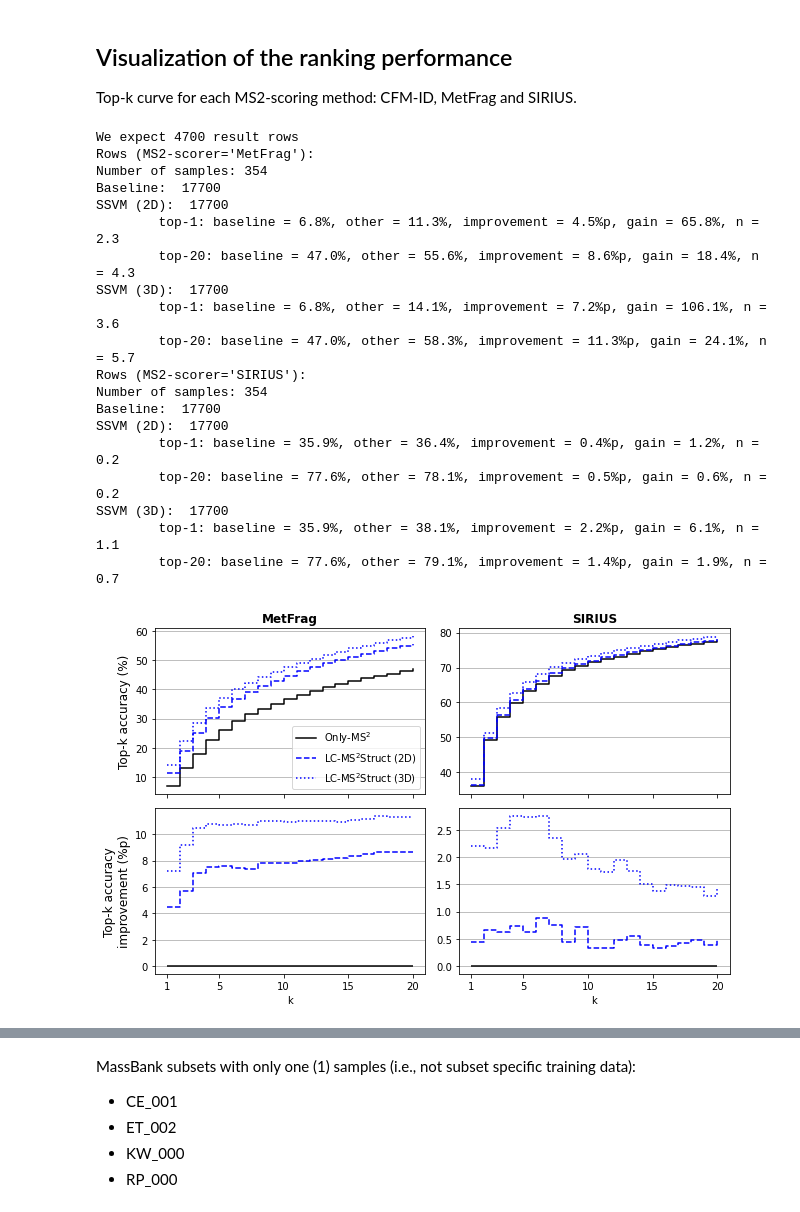
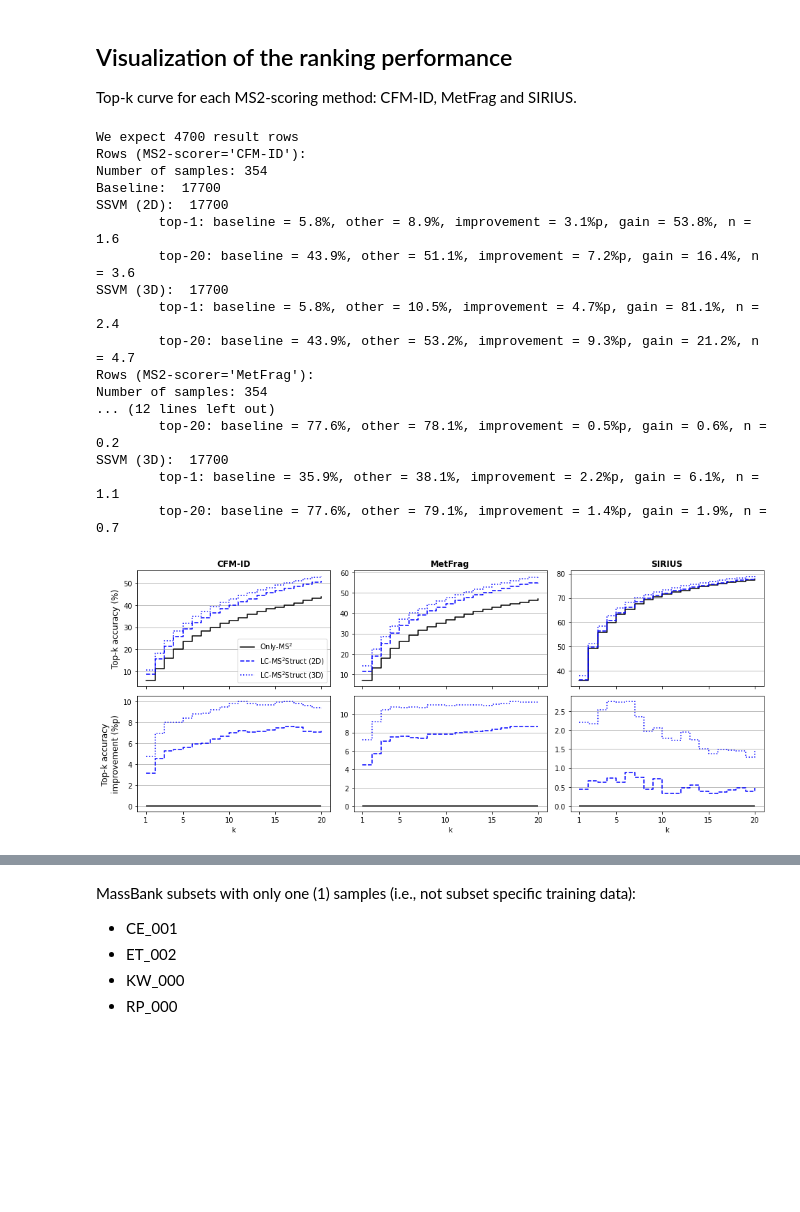
Before and after one commit to aalto-ics-kepaco/lcms2struct_exp, a Jupyter notebook: results_processed/publication/massbank/ssvm_lib=v2__exp_ver=4/NEW__exp_04__using_3D_features_for_inchikey1_aggregation.ipynb, the cells around one changed output, grey strips where cells are left out. Cells and saved outputs as stored; diff of their text form; code cells hidden in the pictures; blank space fills up the shorter version.

Commit message:
[new figures] Re-did figures 2 and 3 plus some extended data figure using 3D fingerprints also for candidate aggregation on inchikey-1

```diff
--- a/results_processed/publication/massbank/ssvm_lib=v2__exp_ver=4/NEW__exp_04__using_3D_features_for_inchikey1_aggregation.ipynb
+++ b/results_processed/publication/massbank/ssvm_lib=v2__exp_ver=4/NEW__exp_04__using_3D_features_for_inchikey1_aggregation.ipynb
@@ -292,71 +292,48 @@ tab.pivot(columns=["k", "scoring_method"], index=["dataset", "n_samples"], value
 
 Top-k curve for each MS2-scoring method: CFM-ID, MetFrag and SIRIUS.
 # %%
-# __tmp__03__a = plot__03__a(
-#     res__baseline=[
-#         res__ssvm__cfmid4__2D[(res__ssvm__cfmid4__2D["scoring_method"] == "Only MS") & (res__ssvm__cfmid4__2D["n_models"] == 8)].assign(scoring_method="Only-MS$^2$", ms2scorer="CFM-ID"),
-#         res__ssvm__metfrag__2D[(res__ssvm__metfrag__2D["scoring_method"] == "Only MS") & (res__ssvm__metfrag__2D["n_models"] == 8)].assign(scoring_method="Only-MS$^2$", ms2scorer="MetFrag"),
-#         res__ssvm__sirius__2D[(res__ssvm__sirius__2D["scoring_method"] == "Only MS") & (res__ssvm__sirius__2D["n_models"] == 8)].assign(scoring_method="Only-MS$^2$", ms2scorer="SIRIUS")
-#     ],
-#     res__ssvm__2D=[
-#         res__ssvm__cfmid4__2D[(res__ssvm__cfmid4__2D["scoring_method"] == "MS + RT") & (res__ssvm__cfmid4__2D["n_models"] == 8)].assign(scoring_method="LC-MS$^2$Struct (2D)", ms2scorer="CFM-ID"),
-#         res__ssvm__metfrag__2D[(res__ssvm__metfrag__2D["scoring_method"] == "MS + RT") & (res__ssvm__metfrag__2D["n_models"] == 8)].assign(scoring_method="LC-MS$^2$Struct (2D)", ms2scorer="MetFrag"),
-#         res__ssvm__sirius__2D[(res__ssvm__sirius__2D["scoring_method"] == "MS + RT") & (res__ssvm__sirius__2D["n_models"] == 8)].assign(scoring_method="LC-MS$^2$Struct (2D)", ms2scorer="SIRIUS")
-#     ],
-#     res__ssvm__3D=[
-#         res__ssvm__cfmid4__3D[(res__ssvm__cfmid4__3D["scoring_method"] == "MS + RT") & (res__ssvm__cfmid4__3D["n_models"] == 8)].assign(scoring_method="LC-MS$^2$Struct (3D)", ms2scorer="CFM-ID"),
-#         res__ssvm__metfrag__3D[(res__ssvm__metfrag__3D["scoring_method"] == "MS + RT") & (res__ssvm__metfrag__3D["n_models"] == 8)].assign(scoring_method="LC-MS$^2$Struct (3D)", ms2scorer="MetFrag"),
-#         res__ssvm__sirius__3D[(res__ssvm__sirius__3D["scoring_method"] == "MS + RT") & (res__ssvm__sirius__3D["n_models"] == 8)].assign(scoring_method="LC-MS$^2$Struct (3D)", ms2scorer="SIRIUS")
-#     ],
-#     max_k=20,
-#     weighted_average=False,
-#     raise_on_missing_results=True,
-#     aspect="landscape",
-#     verbose=True
-# )
-
 __tmp__03__a = plot__03__a(
     res__baseline=[
+        res__ssvm__cfmid4__2D[(res__ssvm__cfmid4__2D["scoring_method"] == "Only MS") & (res__ssvm__cfmid4__2D["n_models"] == 8)].assign(scoring_method="Only-MS$^2$", ms2scorer="CFM-ID"),
         res__ssvm__metfrag__2D[(res__ssvm__metfrag__2D["scoring_method"] == "Only MS") & (res__ssvm__metfrag__2D["n_models"] == 8)].assign(scoring_method="Only-MS$^2$", ms2scorer="MetFrag"),
         res__ssvm__sirius__2D[(res__ssvm__sirius__2D["scoring_method"] == "Only MS") & (res__ssvm__sirius__2D["n_models"] == 8)].assign(scoring_method="Only-MS$^2$", ms2scorer="SIRIUS")
     ],
     res__ssvm__2D=[
+        res__ssvm__cfmid4__2D[(res__ssvm__cfmid4__2D["scoring_method"] == "MS + RT") & (res__ssvm__cfmid4__2D["n_models"] == 8)].assign(scoring_method="LC-MS$^2$Struct (2D)", ms2scorer="CFM-ID"),
         res__ssvm__metfrag__2D[(res__ssvm__metfrag__2D["scoring_method"] == "MS + RT") & (res__ssvm__metfrag__2D["n_models"] == 8)].assign(scoring_method="LC-MS$^2$Struct (2D)", ms2scorer="MetFrag"),
         res__ssvm__sirius__2D[(res__ssvm__sirius__2D["scoring_method"] == "MS + RT") & (res__ssvm__sirius__2D["n_models"] == 8)].assign(scoring_method="LC-MS$^2$Struct (2D)", ms2scorer="SIRIUS")
     ],
     res__ssvm__3D=[
+        res__ssvm__cfmid4__3D[(res__ssvm__cfmid4__3D["scoring_method"] == "MS + RT") & (res__ssvm__cfmid4__3D["n_models"] == 8)].assign(scoring_method="LC-MS$^2$Struct (3D)", ms2scorer="CFM-ID"),
         res__ssvm__metfrag__3D[(res__ssvm__metfrag__3D["scoring_method"] == "MS + RT") & (res__ssvm__metfrag__3D["n_models"] == 8)].assign(scoring_method="LC-MS$^2$Struct (3D)", ms2scorer="MetFrag"),
         res__ssvm__sirius__3D[(res__ssvm__sirius__3D["scoring_method"] == "MS + RT") & (res__ssvm__sirius__3D["n_models"] == 8)].assign(scoring_method="LC-MS$^2$Struct (3D)", ms2scorer="SIRIUS")
     ],
     max_k=20,
     weighted_average=False,
     raise_on_missing_results=True,
     aspect="landscape",
     verbose=True
 )
 
-
 for ext in ["pdf", "svg"]:
-    plt.savefig(os.path.join(".", os.extsep.join(["plot_04__a", ext])))
+    plt.savefig(os.path.join(".", os.extsep.join(["NEW__plot_04__a", ext])))
 # %% [output]
 We expect 4700 result rows
-Rows (MS2-scorer='MetFrag'):
+Rows (MS2-scorer='CFM-ID'):
 Number of samples: 354
 Baseline:  17700
 SSVM (2D):  17700
-        top-1: baseline = 6.8%, other = 11.3%, improvement = 4.5%p, gain = 65.8%, n = 2.3
-        top-20: baseline = 47.0%, other = 55.6%, improvement = 8.6%p, gain = 18.4%, n = 4.3
+        top-1: baseline = 5.8%, other = 8.9%, improvement = 3.1%p, gain = 53.8%, n = 1.6
+        top-20: baseline = 43.9%, other = 51.1%, improvement = 7.2%p, gain = 16.4%, n = 3.6
 SSVM (3D):  17700
-        top-1: baseline = 6.8%, other = 14.1%, improvement = 7.2%p, gain = 106.1%, n = 3.6
-        top-20: baseline = 47.0%, other = 58.3%, improvement = 11.3%p, gain = 24.1%, n = 5.7
-Rows (MS2-scorer='SIRIUS'):
+        top-1: baseline = 5.8%, other = 10.5%, improvement = 4.7%p, gain = 81.1%, n = 2.4
+        top-20: baseline = 43.9%, other = 53.2%, improvement = 9.3%p, gain = 21.2%, n = 4.7
+Rows (MS2-scorer='MetFrag'):
 Number of samples: 354
-Baseline:  17700
-SSVM (2D):  17700
-        top-1: baseline = 35.9%, other = 36.4%, improvement = 0.4%p, gain = 1.2%, n = 0.2
+... (12 lines left out)
         top-20: baseline = 77.6%, other = 78.1%, improvement = 0.5%p, gain = 0.6%, n = 0.2
 SSVM (3D):  17700
         top-1: baseline = 35.9%, other = 38.1%, improvement = 2.2%p, gain = 6.1%, n = 1.1
         top-20: baseline = 77.6%, other = 79.1%, improvement = 1.4%p, gain = 1.9%, n = 0.7
-[figure, old version]
+[figure, new version]
 # %%
```
Also changed, not shown: parts of 3 cells of this notebook, 29 other files.
